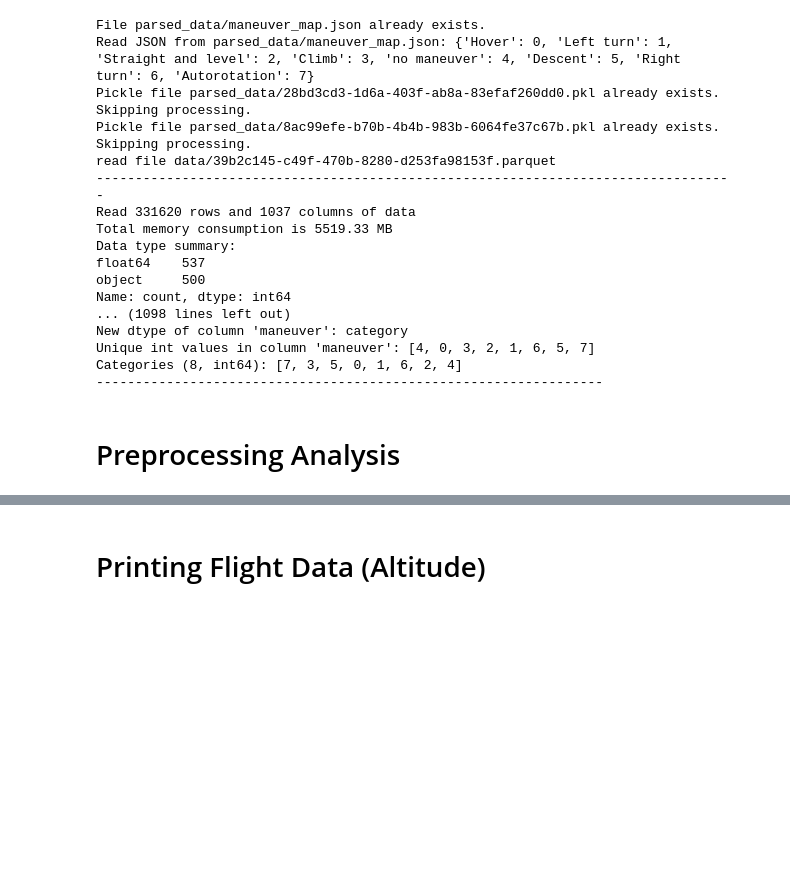
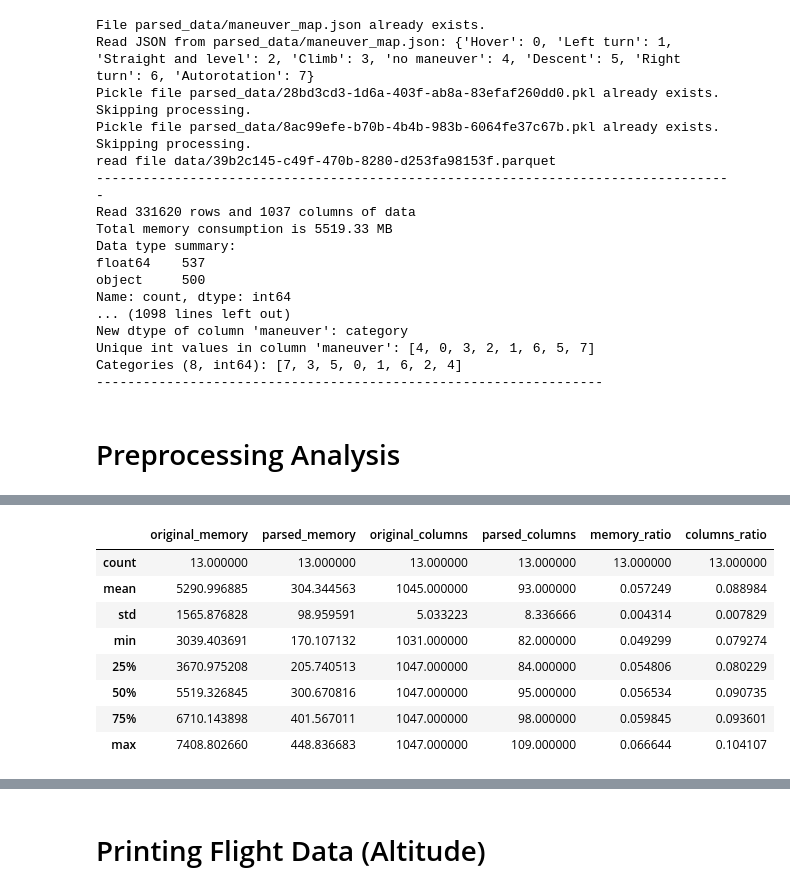
Before and after one commit to schbm/injmol, a Jupyter notebook: main.ipynb, the cells around one changed output, grey strips where cells are left out. Drawn from its saved outputs; the diff is of its cells as text; code cells hidden in the pictures; blank space fills up the shorter version.

```diff
--- a/main.ipynb
+++ b/main.ipynb
@@ -494,0 +527,12 @@ for file in os.listdir('data'):
+# %%
+preprocessing_metrics_df_copy.describe()
+# %% [output]
+|  | original_memory | parsed_memory | original_columns | parsed_columns | memory_ratio | columns_ratio |
+| count | 13.000000 | 13.000000 | 13.000000 | 13.000000 | 13.000000 | 13.000000 |
+| mean | 5290.996885 | 304.344563 | 1045.000000 | 93.000000 | 0.057249 | 0.088984 |
+| std | 1565.876828 | 98.959591 | 5.033223 | 8.336666 | 0.004314 | 0.007829 |
+| min | 3039.403691 | 170.107132 | 1031.000000 | 82.000000 | 0.049299 | 0.079274 |
+| 25% | 3670.975208 | 205.740513 | 1047.000000 | 84.000000 | 0.054806 | 0.080229 |
+| 50% | 5519.326845 | 300.670816 | 1047.000000 | 95.000000 | 0.056534 | 0.090735 |
+| 75% | 6710.143898 | 401.567011 | 1047.000000 | 98.000000 | 0.059845 | 0.093601 |
+| max | 7408.802660 | 448.836683 | 1047.000000 | 109.000000 | 0.066644 | 0.104107 |
```
Also changed, not shown: parts of 5 cells of this notebook.
